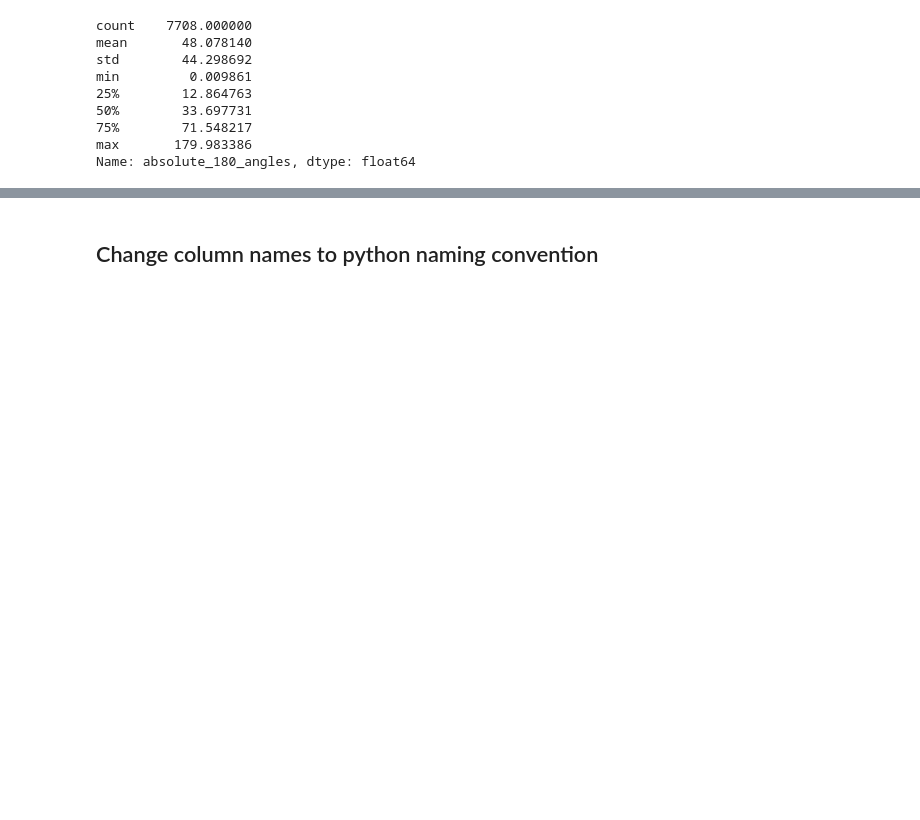
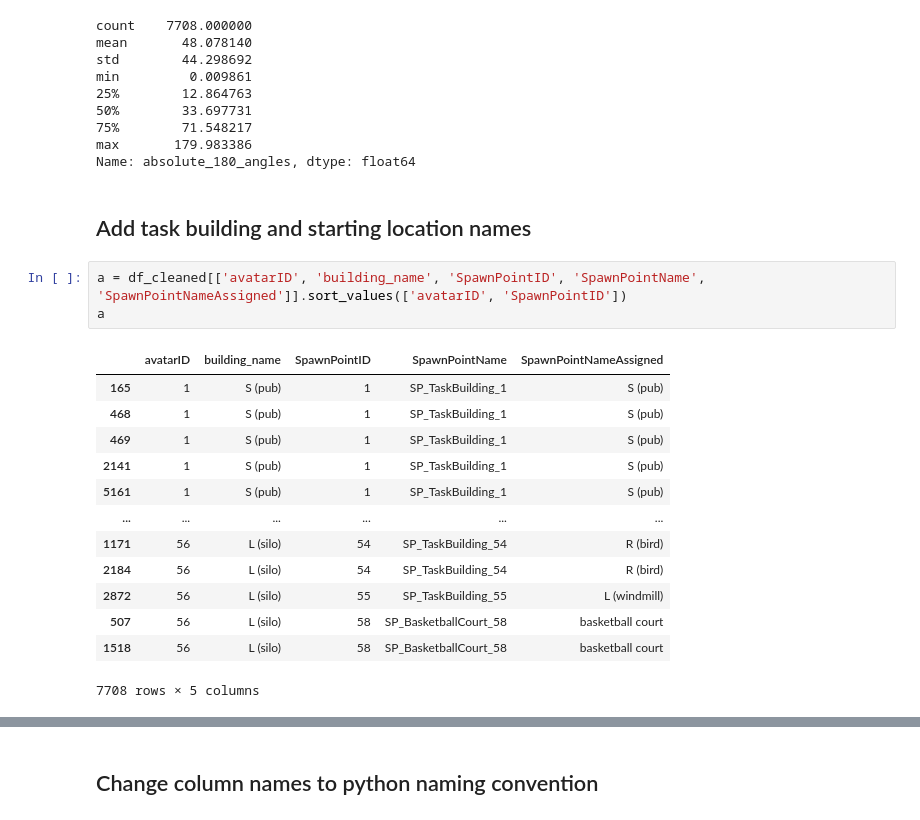
Before and after one commit to nora-maleki/humanA-pointing-task-analysis, a Jupyter notebook: analyses/01_main/01_preprocessing.ipynb, the cells around one changed output, grey strips where cells are left out. Drawn from its saved outputs; the diff is of its cells as text; blank space fills up the shorter version.

Commit message:
[WIP] mapping starting location and target building ids to the corresponding names

```diff
--- a/analyses/01_main/01_preprocessing.ipynb
+++ b/analyses/01_main/01_preprocessing.ipynb
@@ -685,3 +685,22 @@ min         0.009861
 75%        71.548217
 max       179.983386
 Name: absolute_180_angles, dtype: float64
+# %% [markdown]
+## Add task building and starting location names
+# %%
+a = df_cleaned[['avatarID', 'building_name', 'SpawnPointID', 'SpawnPointName', 'SpawnPointNameAssigned']].sort_values(['avatarID', 'SpawnPointID'])
+a
+# %% [output]
+|  | avatarID | building_name | SpawnPointID | SpawnPointName | SpawnPointNameAssigned |
+| 165 | 1 | S (pub) | 1 | SP_TaskBuilding_1 | S (pub) |
+| 468 | 1 | S (pub) | 1 | SP_TaskBuilding_1 | S (pub) |
+| 469 | 1 | S (pub) | 1 | SP_TaskBuilding_1 | S (pub) |
+| 2141 | 1 | S (pub) | 1 | SP_TaskBuilding_1 | S (pub) |
+| 5161 | 1 | S (pub) | 1 | SP_TaskBuilding_1 | S (pub) |
+| ... | ... | ... | ... | ... | ... |
+| 1171 | 56 | L (silo) | 54 | SP_TaskBuilding_54 | R (bird) |
+| 2184 | 56 | L (silo) | 54 | SP_TaskBuilding_54 | R (bird) |
+| 2872 | 56 | L (silo) | 55 | SP_TaskBuilding_55 | L (windmill) |
+| 507 | 56 | L (silo) | 58 | SP_BasketballCourt_58 | basketball court |
+| 1518 | 56 | L (silo) | 58 | SP_BasketballCourt_58 | basketball court |
+7708 rows × 5 columns
```
Also changed, not shown: parts of 5 cells of this notebook.
